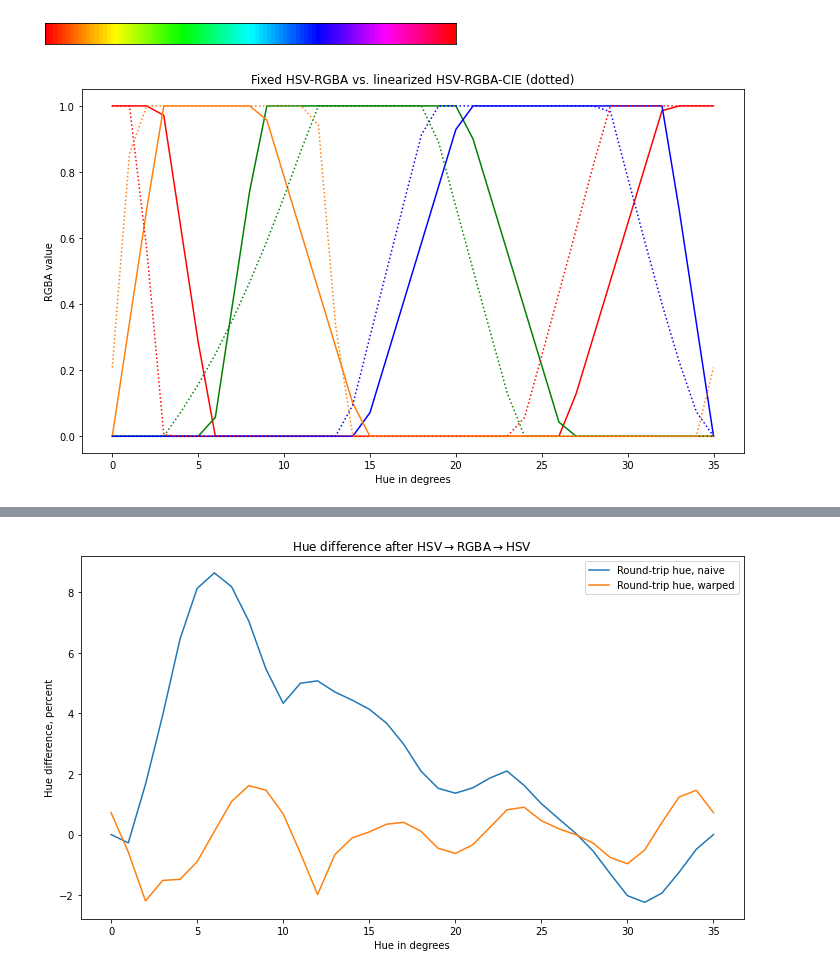
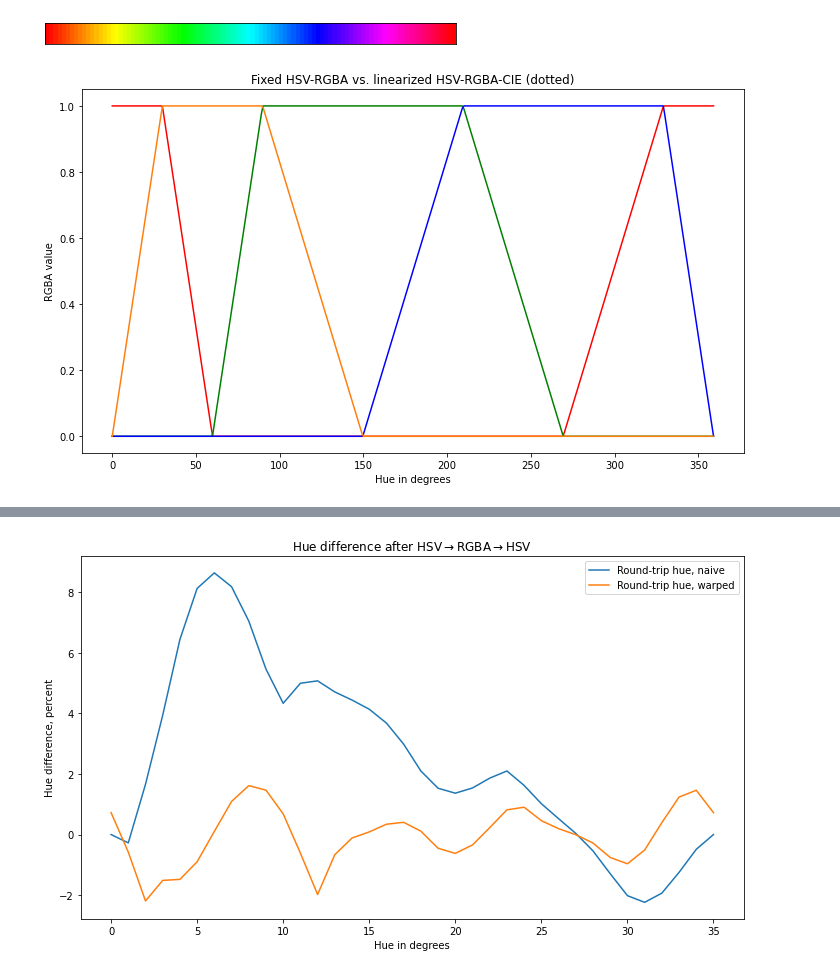
Before and after one commit to headrotor/colorxform, a Jupyter notebook: linearized_RGBA_to_hue.ipynb, the cells around one changed output, grey strips where cells are left out. Drawn from its saved outputs; the diff is of its cells as text; code cells hidden in the pictures.

```diff
--- a/linearized_RGBA_to_hue.ipynb
+++ b/linearized_RGBA_to_hue.ipynb
@@ -90,42 +90,38 @@ gamut_RGBA_CIE = []
 gamut_RGBA_CIE_warp = []
 
 sat = 1.0
 val = 1.0
 
 # Use num =36 to compute regression & CIE plots, num=360 for plots!
-for hue in np.linspace(0., 1., num=36):
-#for hue in np.linspace(0., 1., num=360):
+#for hue in np.linspace(0., 1., num=36):
+for hue in np.linspace(0., 1., num=360):
     gamut_HSV.append(np.array([hue, sat, val]))
     gamut_RGBA.append(np.array(cx.HSV_to_RGBA(hue, sat, val)))
     gamut_RGBA_CIE.append(np.array(cx.HSV_to_RGBA_CIE(hue, sat, val, warp = False)))
     gamut_RGBA_CIE_warp.append(np.array(cx.HSV_to_RGBA_CIE(hue, sat, val, warp = True)))
 
 gamut_HSV = np.array(gamut_HSV)
 gamut_RGBA = np.array(gamut_RGBA)
 gamut_RGBA_CIE = np.array(gamut_RGBA_CIE)
 gamut_RGBA_CIE_warp = np.array(gamut_RGBA_CIE_warp)
 
 figure = plt.figure()
 ax2 = figure.add_subplot()
 
 ax2.plot(gamut_RGBA[:,0],'r')
 ax2.plot(gamut_RGBA[:,1],'g')
 ax2.plot(gamut_RGBA[:,2],'b')
 ax2.plot(gamut_RGBA[:,3], color='tab:orange')
 
-# ax2.plot(gamut_RGBA_naive[:,0],'r')
-# ax2.plot(gamut_RGBA_naive[:,1],'g')
-# ax2.plot(gamut_RGBA_naive[:,2],'b')
-# ax2.plot(gamut_RGBA[:,3], color='tab:orange')
 
-ax2.plot(gamut_RGBA_CIE_warp[:,0],'r',linestyle='dotted')
-ax2.plot(gamut_RGBA_CIE_warp[:,1],'g',linestyle='dotted')
-ax2.plot(gamut_RGBA_CIE_warp[:,2],'b',linestyle='dotted')
-ax2.plot(gamut_RGBA_CIE_warp[:,3], color='tab:orange', linestyle='dotted')
+#ax2.plot(gamut_RGBA_CIE_warp[:,0],'r',linestyle='dotted')
+#ax2.plot(gamut_RGBA_CIE_warp[:,1],'g',linestyle='dotted')
+#ax2.plot(gamut_RGBA_CIE_warp[:,2],'b',linestyle='dotted')
+#ax2.plot(gamut_RGBA_CIE_warp[:,3], color='tab:orange', linestyle='dotted')
 
 plt.title("Fixed HSV-RGBA vs. linearized HSV-RGBA-CIE (dotted)")
 plt.ylabel("RGBA value")
 plt.xlabel("Hue in degrees")
-figure.savefig("RGBA-HSV-CIE-good.png")
+figure.savefig("RGBA-HSV-CIE-nowarp.png")
 # %% [output]
-[figure, old version]
+[figure, new version]
```
Also changed, not shown: parts of 3 cells of this notebook, 1 other file.
